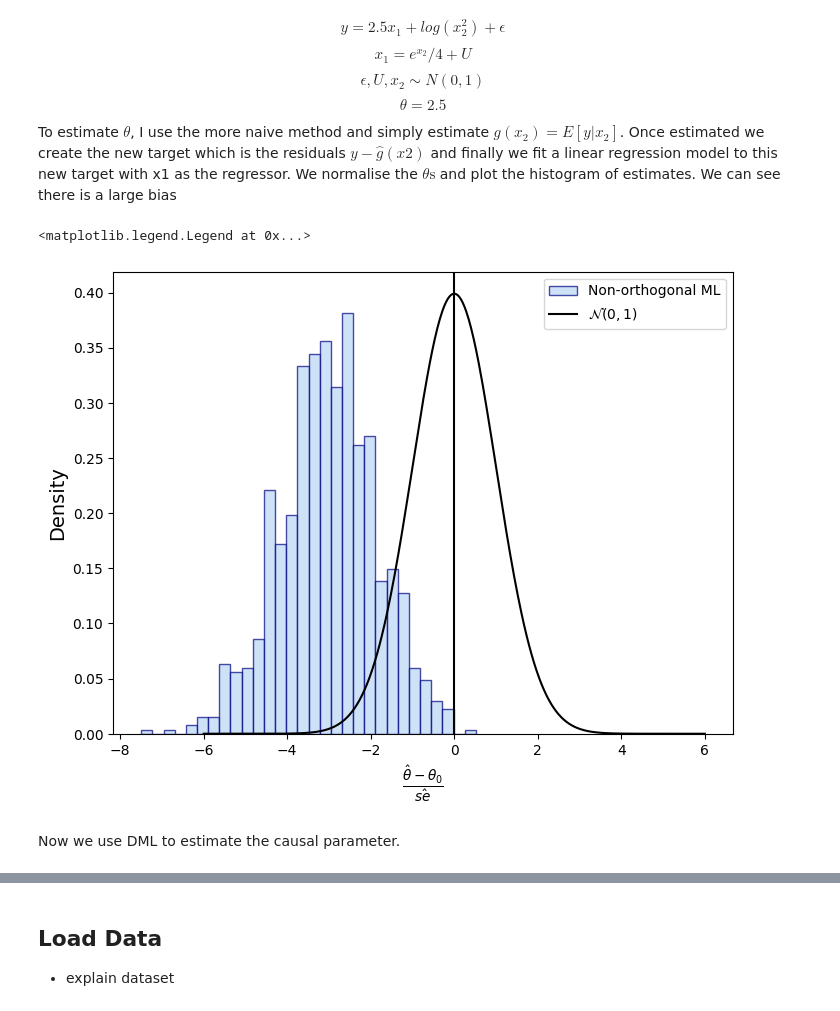
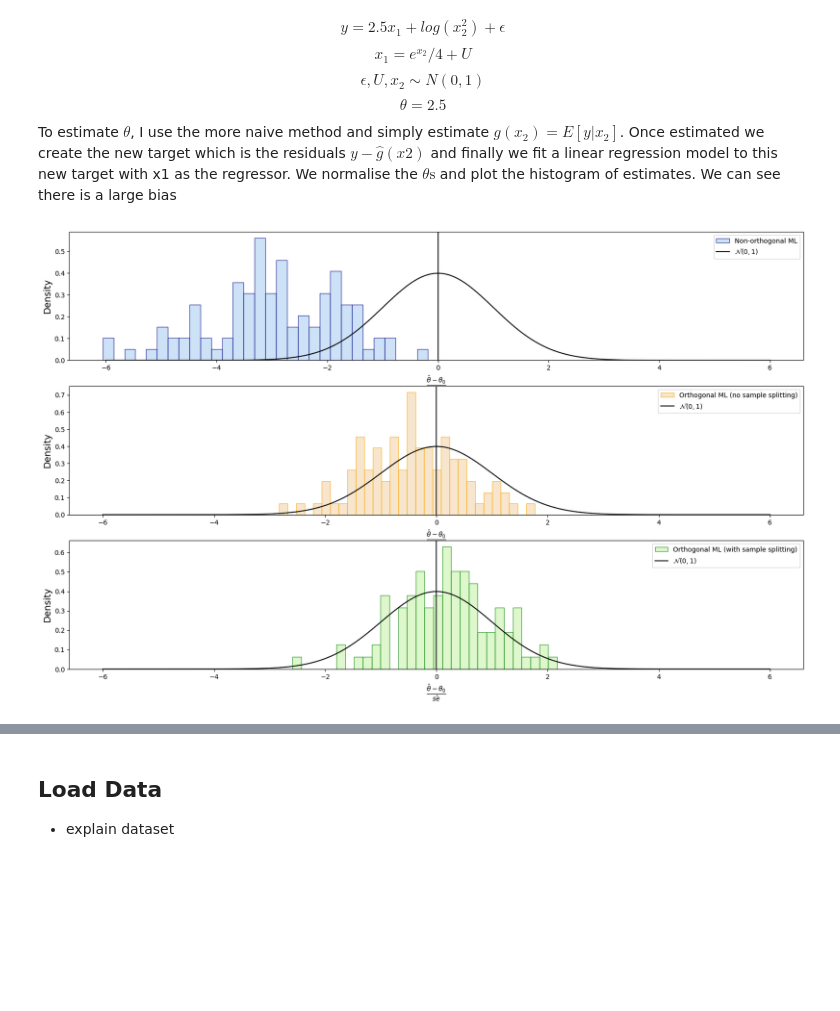
Before and after one commit to cainemerrick98/causal-inference, a Jupyter notebook: DML-401K/notebook.ipynb, the cells around one changed output, grey strips where cells are left out. Drawn from its saved outputs; the diff is of its cells as text; code cells hidden in the pictures; blank space fills up the shorter version.

```diff
--- a/DML-401K/notebook.ipynb
+++ b/DML-401K/notebook.ipynb
@@ -156,16 +239,25 @@ normalised_thetas = (np.array(thetas) - theta0) / np.array(ses)
+# %%
+theta0 = 0.5
+sim_results = run_simulation(n=1000, reps=1000, theta0=theta0)
+for key in sim_results.keys():
+    sim_results[key]['normalised_thetas'] = normalise_thetas(np.array(sim_results[key]['thetas']), theta0, np.array(sim_results[key]['ses']))
 # %%
-fig, ax = plt.subplots(figsize=(8, 6))
-ax.hist(normalised_thetas, bins=30, density=True, alpha=0.7,
+fig, axs = plt.subplots(1, 3, figsize=(20, 12))
+axs[0].hist(sim_results['non_orthogonal']['normalised_thetas'], bins=30, density=True, alpha=0.7,
         color='#b9d7f5', edgecolor='navy', label='Non-orthogonal ML')
 
+axs[1].hist(sim_results['orthogonal (no sample splitting)']['normalised_thetas'], bins=30, density=True, alpha=0.7,
+        color="#f5dcb9", edgecolor='orange', label='Orthogonal ML (no sample splitting)')
+
+axs[2].hist(sim_results['orthogonal (with sample splitting)']['normalised_thetas'], bins=30, density=True, alpha=0.7,
+        color="#d1f5b9", edgecolor='green', label='Orthogonal ML (with sample splitting)')
+
 grid = np.linspace(-6, 6, 400)
-ax.plot(grid, stats.norm.pdf(grid), 'k', label=r'$\mathcal{N}(0,1)$')
-ax.axvline(0, color='k')
-ax.set_xlabel(r'$\frac{\hat{\theta} - \theta_0}{\hat{se}}$', fontsize=14)
-ax.set_ylabel('Density', fontsize=14)
-ax.legend()
+for i, ax in enumerate(axs):
+     ax.plot(grid, stats.norm.pdf(grid), 'k', label=r'$\mathcal{N}(0,1)$')
+     ax.axvline(0, color='k')
+     ax.set_xlabel(r'$\frac{\hat{\theta} - \theta_0}{\hat{se}}$', fontsize=14)
+     ax.set_ylabel('Density', fontsize=14)
+     ax.legend()
 # %% [output]
-<matplotlib.legend.Legend at 0x...>
-[figure, old version]
+[figure, new version]
-# %% [markdown]
-Now we use DML to estimate the causal parameter.
```
Also changed, not shown: parts of 6 cells of this notebook.
